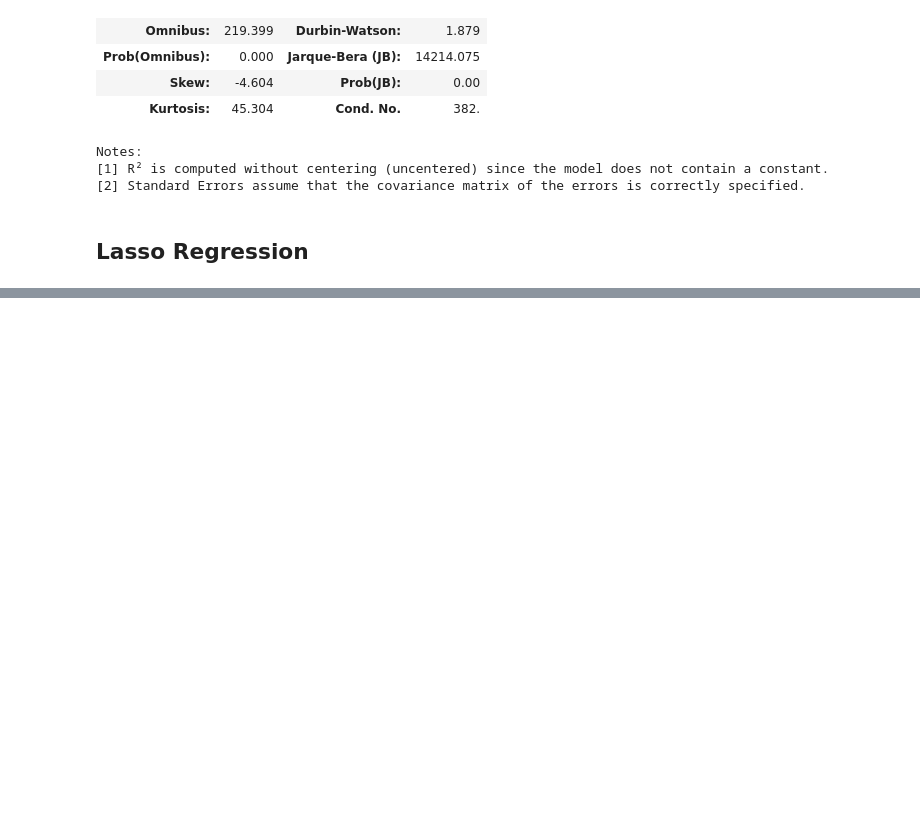
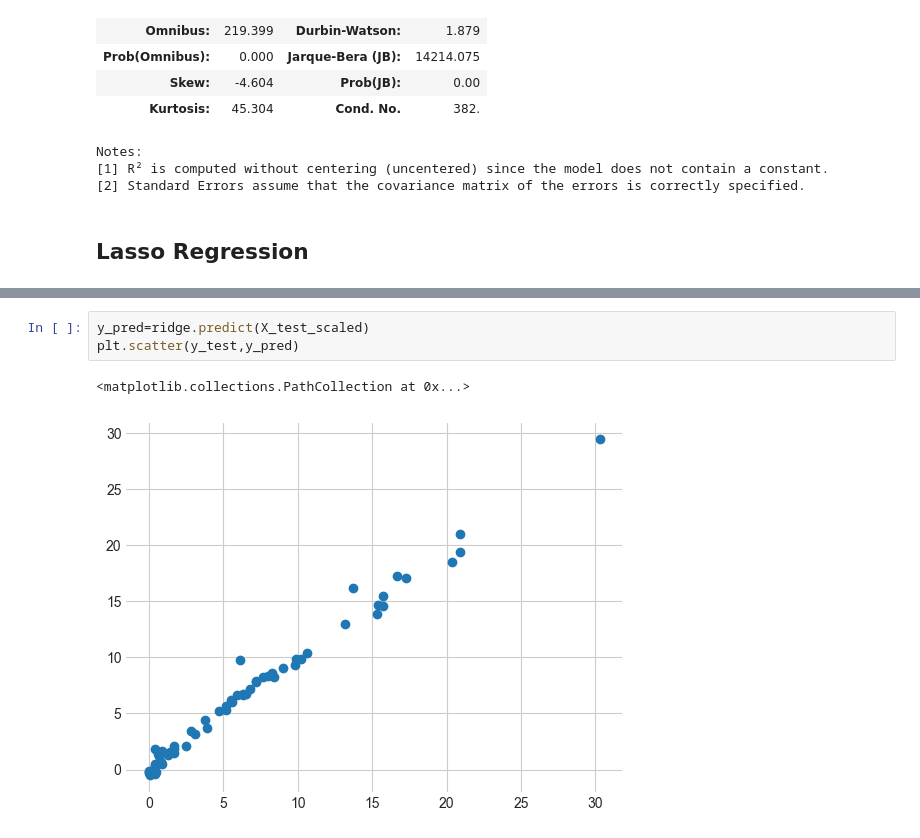
Before and after one commit to itssahilwhat/AI-Fundamentals, a Jupyter notebook: Linear Regression/Ridge & Lasso Regression.ipynb, the cells around one changed output, grey strips where cells are left out. Drawn from its saved outputs; the diff is of its cells as text; blank space fills up the shorter version.

```diff
--- a/Linear Regression/Ridge & Lasso Regression.ipynb
+++ b/Linear Regression/Ridge & Lasso Regression.ipynb
@@ -316,0 +484,6 @@ Notes:
+# %%
+y_pred=ridge.predict(X_test_scaled)
+plt.scatter(y_test,y_pred)
+# %% [output]
+<matplotlib.collections.PathCollection at 0x...>
+[figure, added]
```
Also changed, not shown: parts of 36 cells of this notebook.
